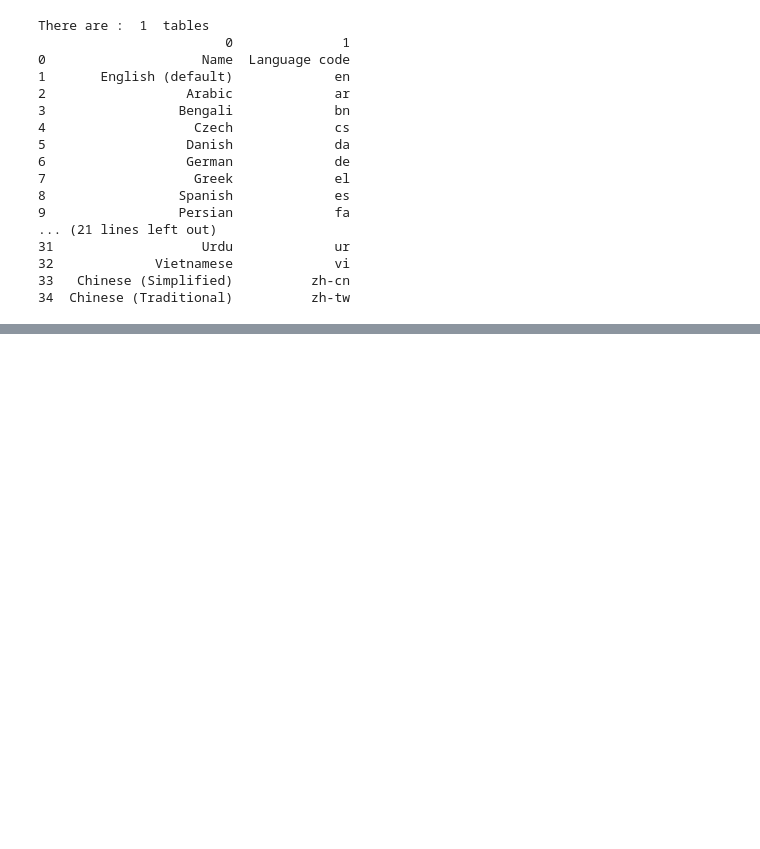
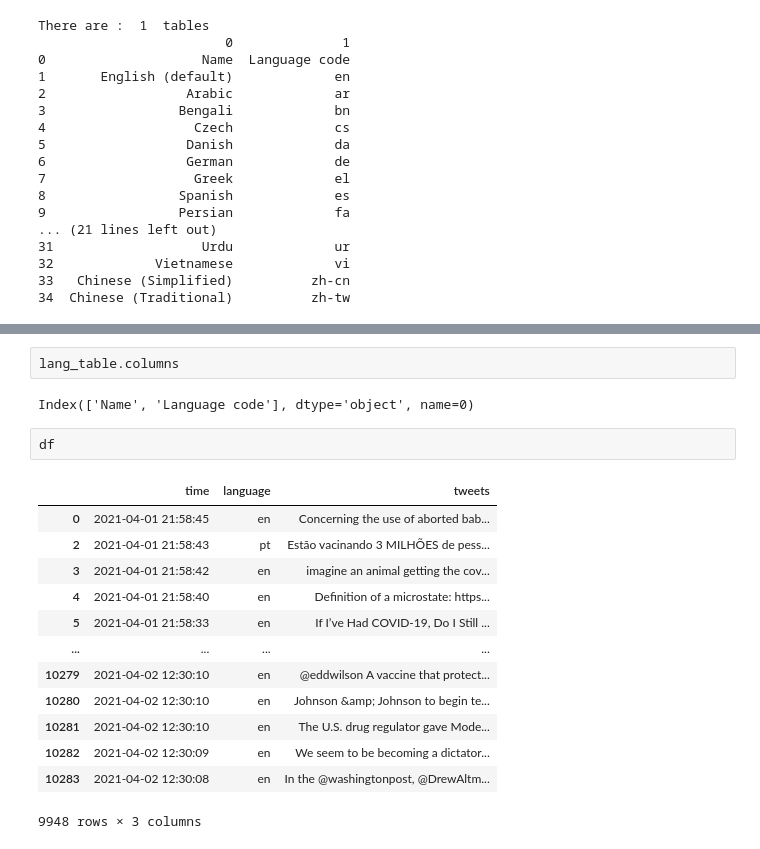
Before and after one commit to cassnutt/worldwide_covid19_vaccines, a Jupyter notebook: Twitter Workbook.ipynb, the cells around one changed output, grey strips where cells are left out. Cells and saved outputs as stored; diff of their text form; blank space fills up the shorter version.

```diff
--- a/Twitter Workbook.ipynb
+++ b/Twitter Workbook.ipynb
@@ -376,0 +458,20 @@ lang_table
+# %%
+lang_table.columns
+# %% [output]
+Index(['Name', 'Language code'], dtype='object', name=0)
+# %%
+df
+# %% [output]
+|  | time | language | tweets |
+| 0 | 2021-04-01 21:58:45 | en | Concerning the use of aborted bab... |
+| 2 | 2021-04-01 21:58:43 | pt | Estão vacinando 3 MILHÕES de pess... |
+| 3 | 2021-04-01 21:58:42 | en | imagine an animal getting the cov... |
+| 4 | 2021-04-01 21:58:40 | en | Definition of a microstate: https... |
+| 5 | 2021-04-01 21:58:33 | en | If I’ve Had COVID-19, Do I Still ... |
+| ... | ... | ... | ... |
+| 10279 | 2021-04-02 12:30:10 | en | @eddwilson A vaccine that protect... |
+| 10280 | 2021-04-02 12:30:10 | en | Johnson &amp; Johnson to begin te... |
+| 10281 | 2021-04-02 12:30:10 | en | The U.S. drug regulator gave Mode... |
+| 10282 | 2021-04-02 12:30:09 | en | We seem to be becoming a dictator... |
+| 10283 | 2021-04-02 12:30:08 | en | In the @washingtonpost, @DrewAltm... |
+9948 rows × 3 columns
```
Also changed, not shown: parts of 24 cells of this notebook, 4 other files.
